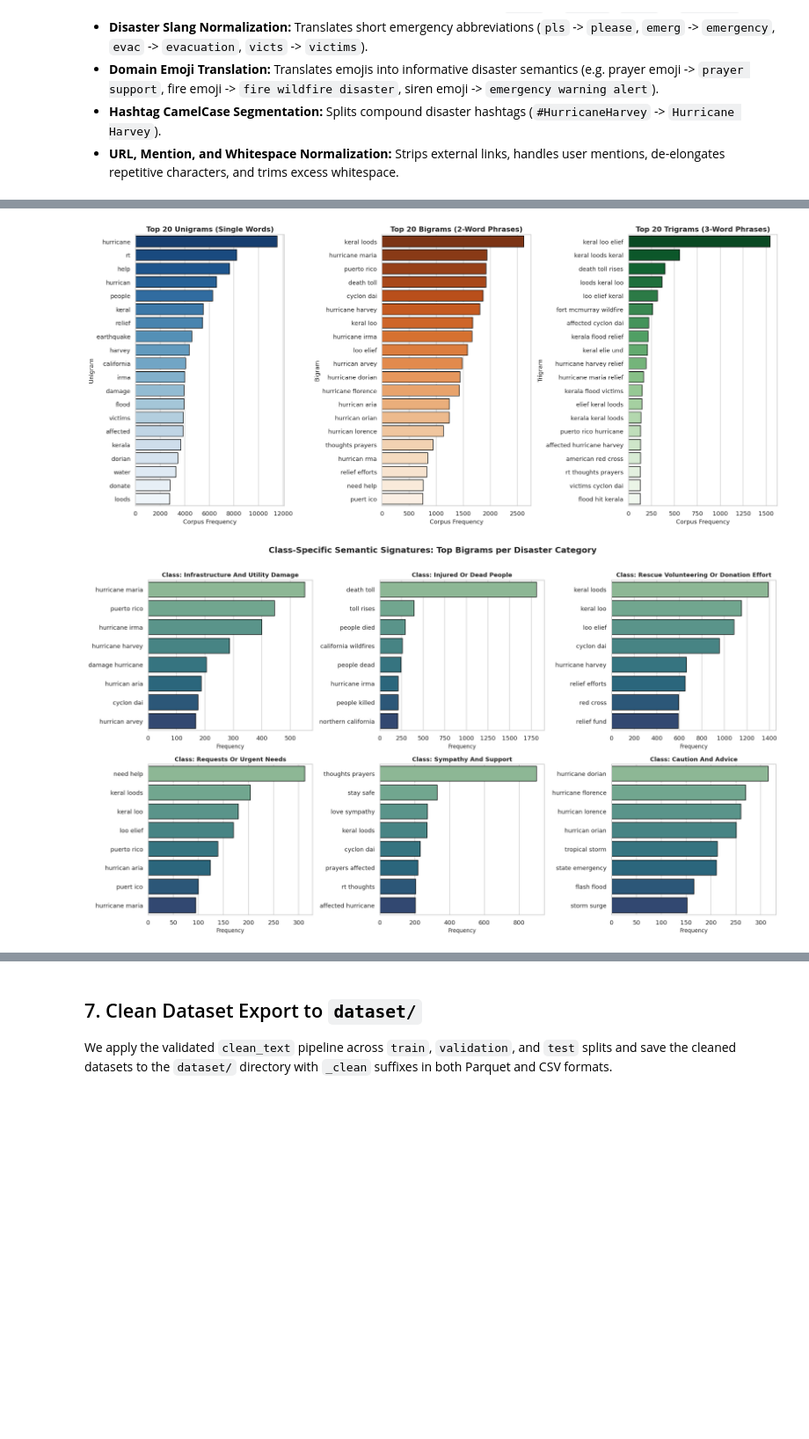
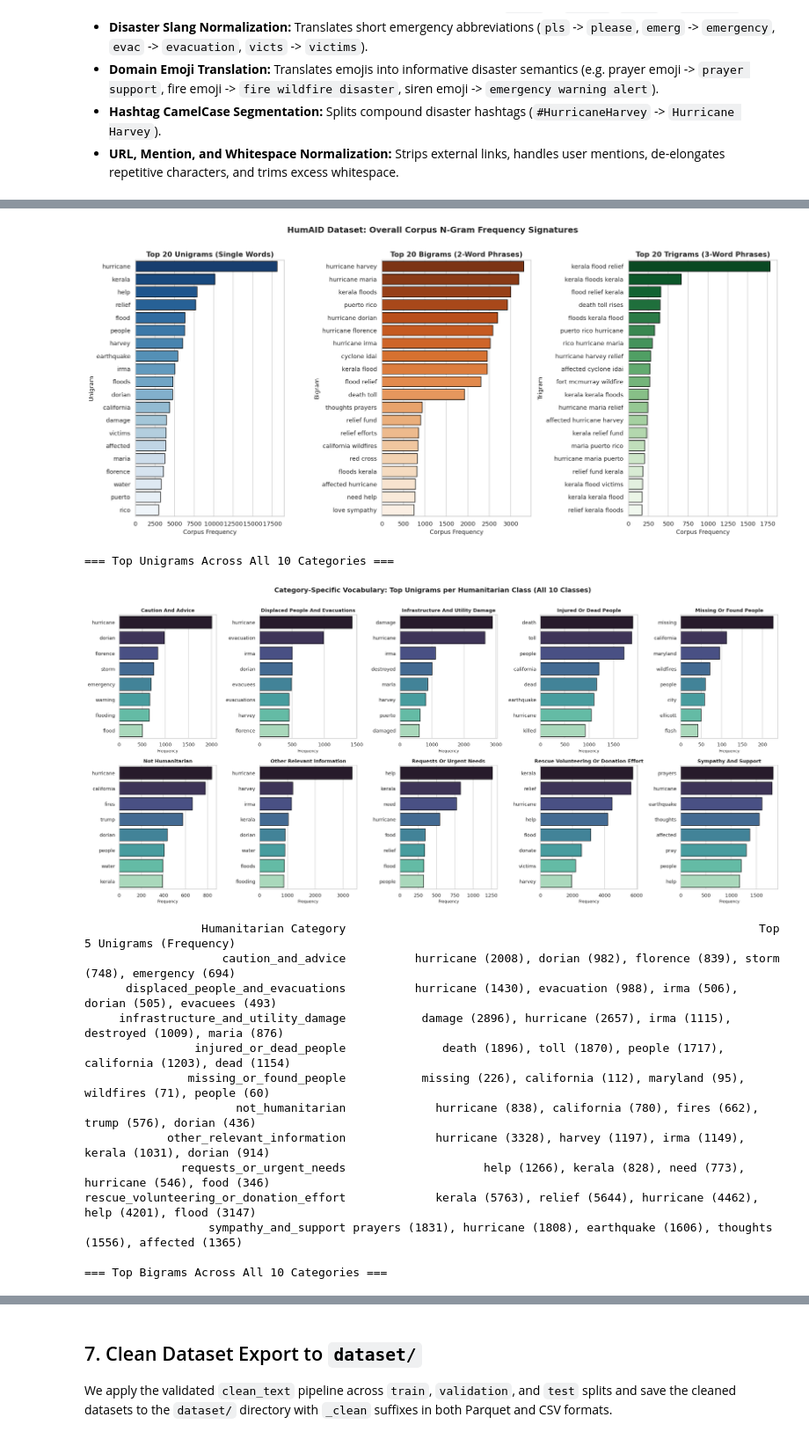
Before and after one commit to codernayeem/disaster-tweet-classification, a Jupyter notebook: notebook/00_eda_and_preprocessing.ipynb, the cells around one changed output, grey strips where cells are left out. Shown at 88% size. Drawn from its saved outputs; the diff is of its cells as text; code cells hidden in the pictures; blank space fills up the shorter version.

Commit message:
dataset cleaning update

```diff
--- a/notebook/00_eda_and_preprocessing.ipynb
+++ b/notebook/00_eda_and_preprocessing.ipynb
@@ -497,18 +688,18 @@ def get_top_ngrams(corpus, ngram_range=(1, 1), top_k=20):
     vec = CountVectorizer(ngram_range=ngram_range, stop_words='english', min_df=3)
     bag = vec.fit_transform(corpus)
     sum_words = bag.sum(axis=0)
-    words_freq = [(word, sum_words[0, idx]) for word, idx in vec.vocabulary_.items()]
+    words_freq = [(word, int(sum_words[0, idx])) for word, idx in vec.vocabulary_.items()]
     words_freq = sorted(words_freq, key=lambda x: x[1], reverse=True)
     return pd.DataFrame(words_freq[:top_k], columns=['N-Gram', 'Frequency'])
 
 print("[+] Extracting top n-grams across training corpus...")
-clean_corpus = train_df['clean_text'].tolist()
+clean_corpus = (train_df['clean_text'] if 'clean_text' in train_df.columns else train_df['tweet_text'].apply(clean_text)).tolist()
 
 top_unigrams = get_top_ngrams(clean_corpus, ngram_range=(1, 1), top_k=20)
 top_bigrams = get_top_ngrams(clean_corpus, ngram_range=(2, 2), top_k=20)
 top_trigrams = get_top_ngrams(clean_corpus, ngram_range=(3, 3), top_k=20)
 
-# Visualization: Top 20 Unigrams, Bigrams, Trigrams (3-panel plot)
+# 1. Overall Corpus N-Grams Visualization (3-panel plot)
 fig, axes = plt.subplots(1, 3, figsize=(18, 8))
 
 # 1. Unigrams
@@ -517,47 +708,85 @@ axes[0].set_title('Top 20 Unigrams (Single Words)', fontsize=13, fontweight='bol
 axes[0].set_xlabel('Corpus Frequency', fontsize=11)
 axes[0].set_ylabel('Unigram', fontsize=11)
 
 # 2. Bigrams
 sns.barplot(data=top_bigrams, x='Frequency', y='N-Gram', hue='N-Gram', ax=axes[1], palette='Oranges_r', edgecolor='black', legend=False)
 axes[1].set_title('Top 20 Bigrams (2-Word Phrases)', fontsize=13, fontweight='bold')
 axes[1].set_xlabel('Corpus Frequency', fontsize=11)
 axes[1].set_ylabel('Bigram', fontsize=11)
 
 # 3. Trigrams
 sns.barplot(data=top_trigrams, x='Frequency', y='N-Gram', hue='N-Gram', ax=axes[2], palette='Greens_r', edgecolor='black', legend=False)
 axes[2].set_title('Top 20 Trigrams (3-Word Phrases)', fontsize=13, fontweight='bold')
 axes[2].set_xlabel('Corpus Frequency', fontsize=11)
 axes[2].set_ylabel('Trigram', fontsize=11)
 
+plt.suptitle('HumAID Dataset: Overall Corpus N-Gram Frequency Signatures', fontsize=15, fontweight='bold', y=1.01)
 plt.tight_layout()
 plt.show()
 
-# Per-Class Top N-Grams for Selected Disaster Classes
-selected_classes = [
-    'infrastructure_and_utility_damage',
-    'injured_or_dead_people',
-    'rescue_volunteering_or_donation_effort',
-    'requests_or_urgent_needs',
-    'sympathy_and_support',
-    'caution_and_advice'
-]
+# 2. Top Unigrams per ALL 10 Humanitarian Categories
+classes = sorted(train_df['class_label'].unique())
+print(f"\n=== Top Unigrams Across All {len(classes)} Categories ===")
 
-fig, axes = plt.subplots(2, 3, figsize=(18, 10))
+unigram_summary_dict = {}
+fig, axes = plt.subplots(2, 5, figsize=(22, 10))
 axes = axes.flatten()
 
-for i, cls in enumerate(selected_classes):
-    cls_corpus = train_df[train_df['class_label'] == cls]['clean_text'].tolist()
+for i, cls in enumerate(classes):
+    cls_corpus = train_df[train_df['class_label'] == cls]['clean_text'].tolist() if 'clean_text' in train_df.columns else [clean_text(t) for t in train_df[train_df['class_label'] == cls]['tweet_text']]
+    cls_unigrams = get_top_ngrams(cls_corpus, ngram_range=(1, 1), top_k=8)
+    unigram_summary_dict[cls] = ", ".join([f"{r['N-Gram']} ({r['Frequency']})" for _, r in cls_unigrams.head(5).iterrows()])
+
+    sns.barplot(data=cls_unigrams, x='Frequency', y='N-Gram', hue='N-Gram', ax=axes[i], palette='mako', edgecolor='black', legend=False)
+    axes[i].set_title(cls.replace('_', ' ').title(), fontsize=11, fontweight='bold')
+    axes[i].set_xlabel('Frequency', fontsize=9)
+    axes[i].set_ylabel('')
+
+plt.suptitle('Category-Specific Vocabulary: Top Unigrams per Humanitarian Class (All 10 Classes)', fontsize=15, fontweight='bold', y=1.01)
+plt.tight_layout()
+plt.show()
+
+# Print Category Unigram Summary Table
+print(pd.DataFrame(list(unigram_summary_dict.items()), columns=['Humanitarian Category', 'Top 5 Unigrams (Frequency)']).to_string(index=False))
+
+# 3. Top Bigrams per ALL 10 Humanitarian Categories
+print(f"\n=== Top Bigrams Across All {len(classes)} Categories ===")
+
+bigram_summary_dict = {}
+fig, axes = plt.subplots(2, 5, figsize=(22, 10))
+axes = axes.flatten()
+
+for i, cls in enumerate(classes):
+    cls_corpus = train_df[train_df['class_label'] == cls]['clean_text'].tolist() if 'clean_text' in train_df.columns else [clean_text(t) for t in train_df[train_df['class_label'] == cls]['tweet_text']]
     cls_bigrams = get_top_ngrams(cls_corpus, ngram_range=(2, 2), top_k=8)
+    bigram_summary_dict[cls] = ", ".join([f"'{r['N-Gram']}' ({r['Frequency']})" for _, r in cls_bigrams.head(5).iterrows()])
 
     sns.barplot(data=cls_bigrams, x='Frequency', y='N-Gram', hue='N-Gram', ax=axes[i], palette='crest', edgecolor='black', legend=False)
-    axes[i].set_title(f"Class: {cls.replace('_', ' ').title()}", fontsize=11, fontweight='bold')
-    axes[i].set_xlabel('Frequency', fontsize=10)
+    axes[i].set_title(cls.replace('_', ' ').title(), fontsize=11, fontweight='bold')
+    axes[i].set_xlabel('Frequency', fontsize=9)
     axes[i].set_ylabel('')
 
-plt.suptitle('Class-Specific Semantic Signatures: Top Bigrams per Disaster Category', fontsize=15, fontweight='bold', y=1.01)
+plt.suptitle('Category-Specific Semantic Signatures: Top Bigrams per Humanitarian Class (All 10 Classes)', fontsize=15, fontweight='bold', y=1.01)
 plt.tight_layout()
 plt.show()
+
+# Print Category Bigram Summary Table
+print(pd.DataFrame(list(bigram_summary_dict.items()), columns=['Humanitarian Category', 'Top 5 Bigrams (Frequency)']).to_string(index=False))
 # %% [output]
 [+] Extracting top n-grams across training corpus...
-[figure, old version]
+[figure, new version]
+=== Top Unigrams Across All 10 Categories ===
-[figure, old version]
+[figure, new version]
+                 Humanitarian Category                                                            Top 5 Unigrams (Frequency)
+                    caution_and_advice          hurricane (2008), dorian (982), florence (839), storm (748), emergency (694)
+      displaced_people_and_evacuations          hurricane (1430), evacuation (988), irma (506), dorian (505), evacuees (493)
+     infrastructure_and_utility_damage           damage (2896), hurricane (2657), irma (1115), destroyed (1009), maria (876)
+                injured_or_dead_people              death (1896), toll (1870), people (1717), california (1203), dead (1154)
+               missing_or_found_people           missing (226), california (112), maryland (95), wildfires (71), people (60)
+                      not_humanitarian             hurricane (838), california (780), fires (662), trump (576), dorian (436)
+            other_relevant_information             hurricane (3328), harvey (1197), irma (1149), kerala (1031), dorian (914)
+              requests_or_urgent_needs                    help (1266), kerala (828), need (773), hurricane (546), food (346)
+rescue_volunteering_or_donation_effort             kerala (5763), relief (5644), hurricane (4462), help (4201), flood (3147)
+                  sympathy_and_support prayers (1831), hurricane (1808), earthquake (1606), thoughts (1556), affected (1365)
+
+=== Top Bigrams Across All 10 Categories ===
```
Also changed, not shown: parts of 10 cells of this notebook, 6 other files.
